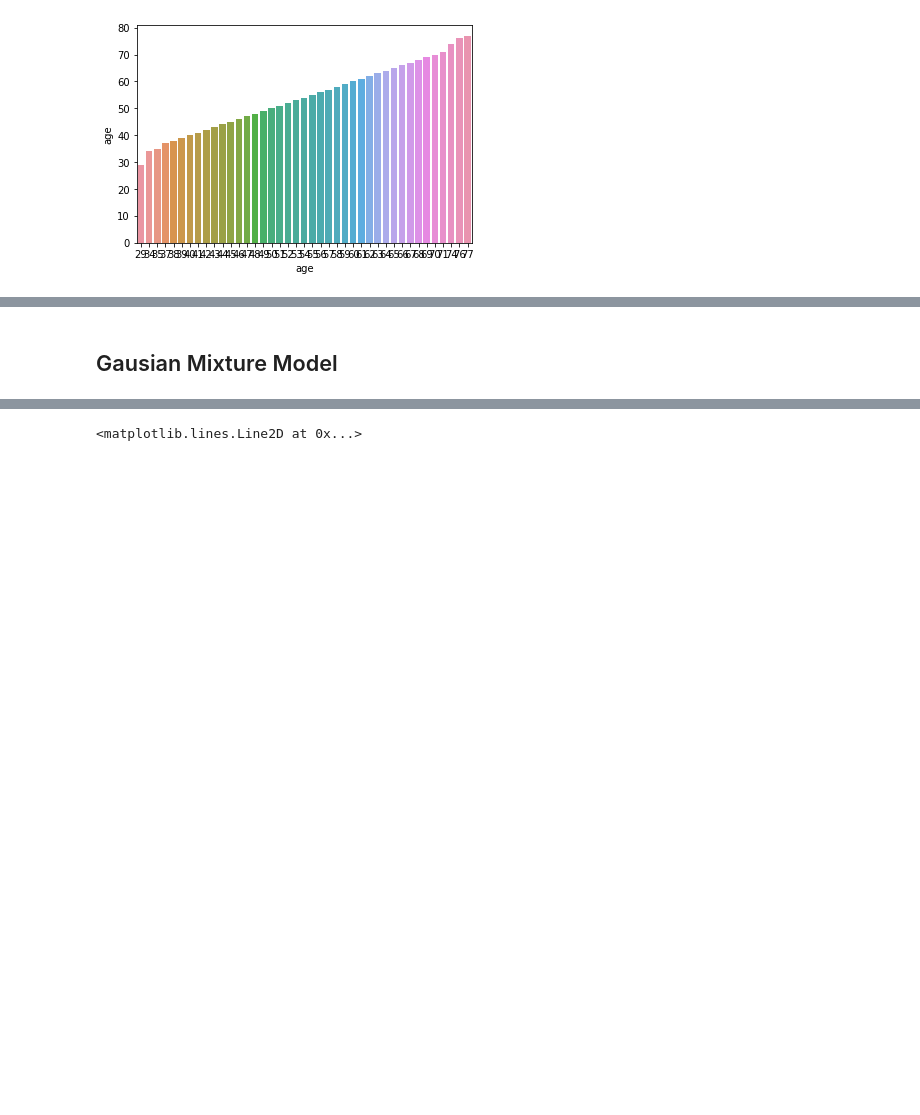
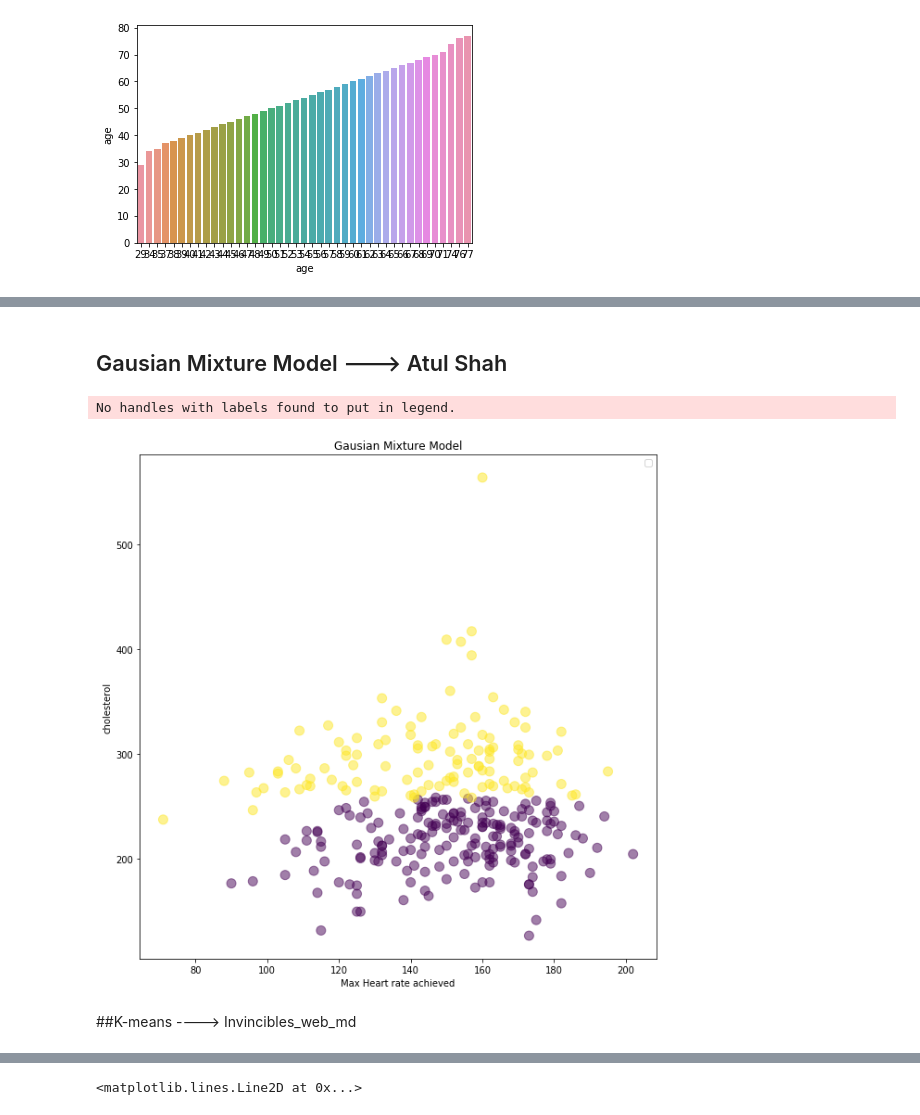
Before and after one commit to mal258/machinelearning258, a Jupyter notebook: Kmeans_Clustering.ipynb, the cells around one changed output, grey strips where cells are left out. Drawn from its saved outputs; the diff is of its cells as text; code cells hidden in the pictures; blank space fills up the shorter version.

```diff
--- a/Kmeans_Clustering.ipynb
+++ b/Kmeans_Clustering.ipynb
@@ -102,7 +111,20 @@ X_heart = heart_data.iloc[:,[0,1,2,3,4,5,6,7]]
 scaler = StandardScaler()
 X_scaled = scaler.fit_transform(X_heart)
 # %% [markdown]
-## Gausian Mixture Model
+## Gausian Mixture Model  ---> Atul Shah
 # %%
-gmm = GaussianMixture(n_components=4).fit(X_scaled)
-labels = gmm.predict(X_scaled)
+gmm=GaussianMixture(n_components=2, covariance_type="spherical").fit(heart_data)
+labels = gmm.predict(heart_data)
+# %%
+plt.figure(figsize=(10,10))
+plt.scatter(heart_data.values[:, 7], heart_data.values[:, 4], c=labels, s=100, alpha=0.5)
+plt.title('Gausian Mixture Model')
+plt.xlabel('Max Heart rate achieved')
+plt.ylabel('cholesterol')
+plt.legend()
+plt.show()
+# %% [output]
+No handles with labels found to put in legend.
+[figure, added]
+# %% [markdown]
+##K-means ----> Invincibles_web_md
```
Also changed, not shown: parts of 24 cells of this notebook.
